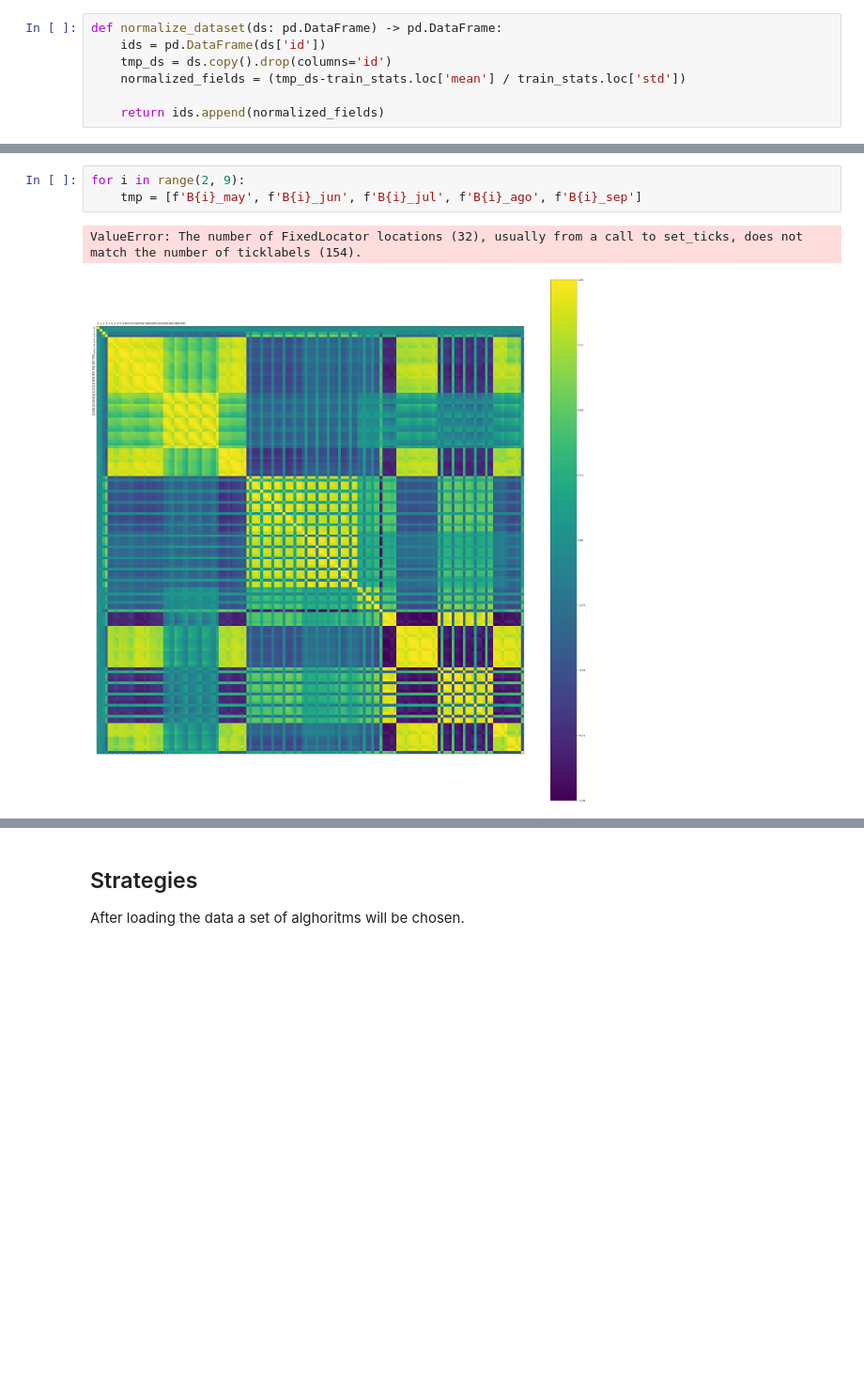
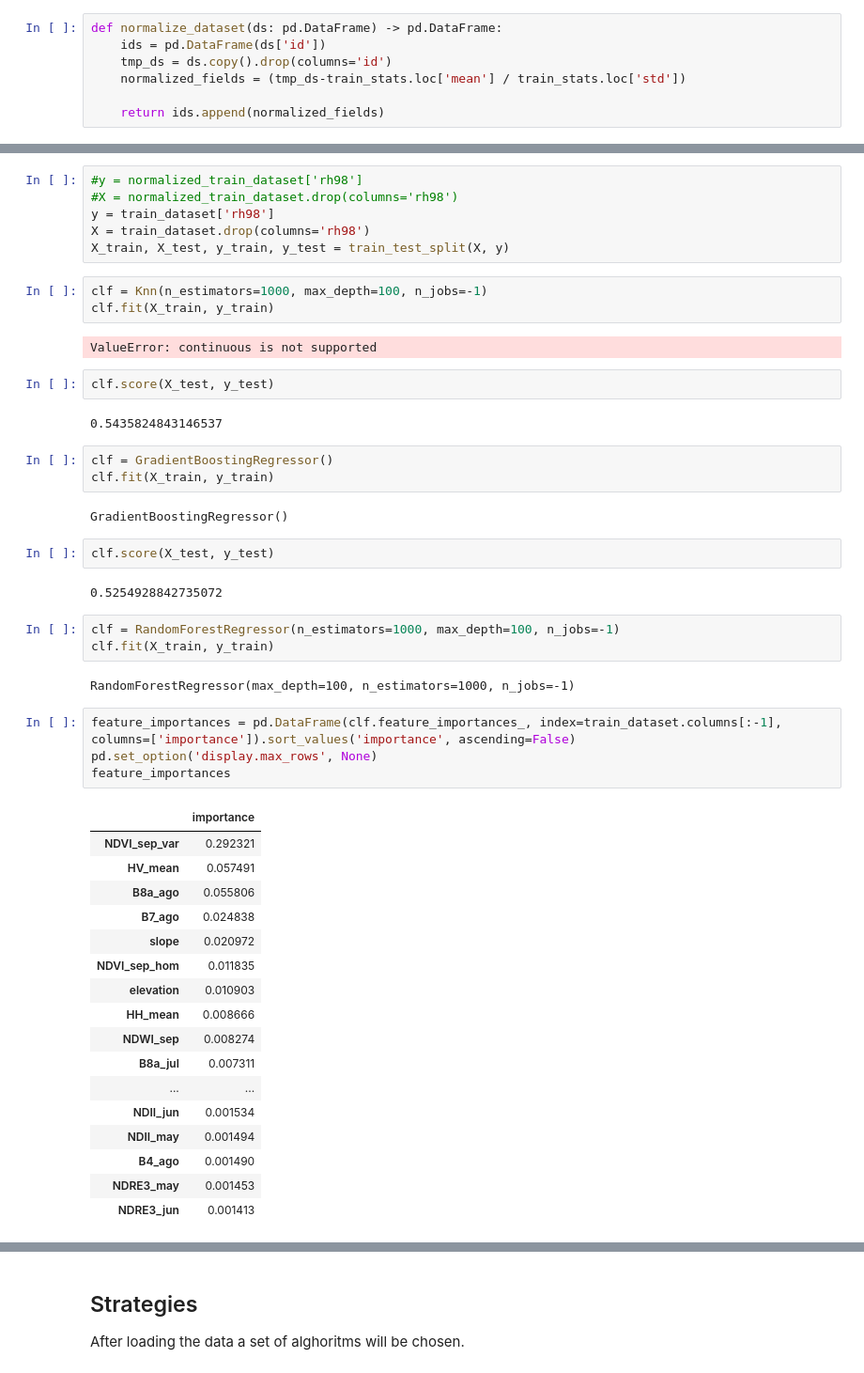
Before and after one commit to TeimasTeimoso/UEvora, a Jupyter notebook: MSc/Aprendizagem/Trabalho 2/a_t2/main.ipynb, the cells around one changed output, grey strips where cells are left out. Shown at 94% size. Cells and saved outputs as stored; diff of their text form; blank space fills up the shorter version.

```diff
--- a/MSc/Aprendizagem/Trabalho 2/a_t2/main.ipynb
+++ b/MSc/Aprendizagem/Trabalho 2/a_t2/main.ipynb
@@ -70,6 +71,51 @@ test_dataset[desired_columns].head()
-# %%
-for i in range(2, 9):
-    tmp = [f'B{i}_may', f'B{i}_jun', f'B{i}_jul', f'B{i}_ago', f'B{i}_sep']
-# %% [output]
-ValueError: The number of FixedLocator locations (32), usually from a call to set_ticks, does not match the number of ticklabels (154).
-[figure, removed]
+# %%
+#y = normalized_train_dataset['rh98']
+#X = normalized_train_dataset.drop(columns='rh98')
+y = train_dataset['rh98']
+X = train_dataset.drop(columns='rh98')
+X_train, X_test, y_train, y_test = train_test_split(X, y)
+# %%
+clf = Knn(n_estimators=1000, max_depth=100, n_jobs=-1)
+clf.fit(X_train, y_train)
+# %% [output]
+ValueError: continuous is not supported
+# %%
+clf.score(X_test, y_test)
+# %% [output]
+0.5435824843146537
+# %%
+clf = GradientBoostingRegressor()
+clf.fit(X_train, y_train)
+# %% [output]
+GradientBoostingRegressor()
+# %%
+clf.score(X_test, y_test)
+# %% [output]
+0.5254928842735072
+# %%
+clf = RandomForestRegressor(n_estimators=1000, max_depth=100, n_jobs=-1)
+clf.fit(X_train, y_train)
+# %% [output]
+RandomForestRegressor(max_depth=100, n_estimators=1000, n_jobs=-1)
+# %%
+feature_importances = pd.DataFrame(clf.feature_importances_, index=train_dataset.columns[:-1], columns=['importance']).sort_values('importance', ascending=False)
+pd.set_option('display.max_rows', None)
+feature_importances
+# %% [output]
+|  | importance |
+| NDVI_sep_var | 0.292321 |
+| HV_mean | 0.057491 |
+| B8a_ago | 0.055806 |
+| B7_ago | 0.024838 |
+| slope | 0.020972 |
+| NDVI_sep_hom | 0.011835 |
+| elevation | 0.010903 |
+| HH_mean | 0.008666 |
+| NDWI_sep | 0.008274 |
+| B8a_jul | 0.007311 |
+| ... | ... |
+| NDII_jun | 0.001534 |
+| NDII_may | 0.001494 |
+| B4_ago | 0.001490 |
+| NDRE3_may | 0.001453 |
+| NDRE3_jun | 0.001413 |
```
Also changed, not shown: parts of 8 cells of this notebook, 1 other file.
